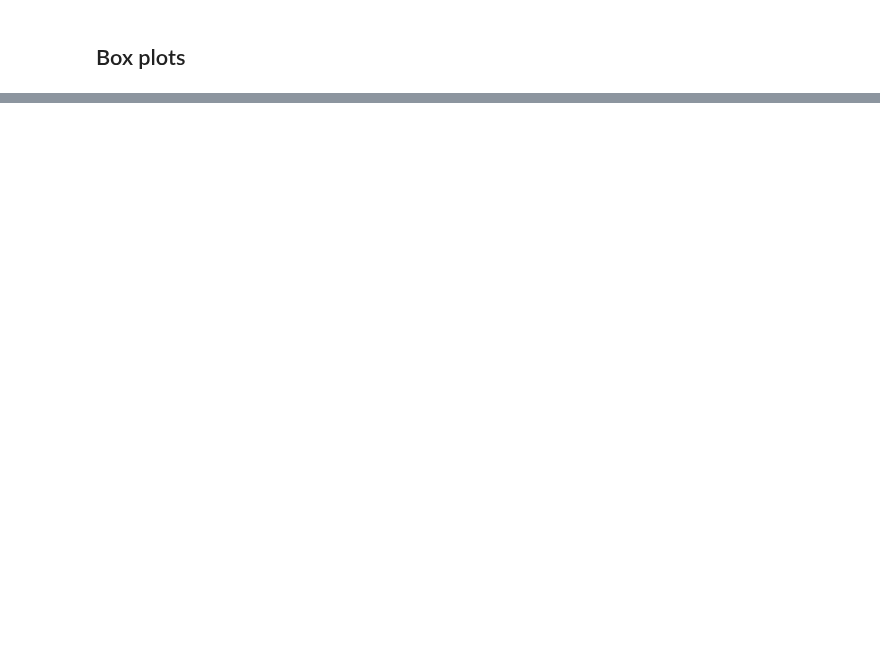
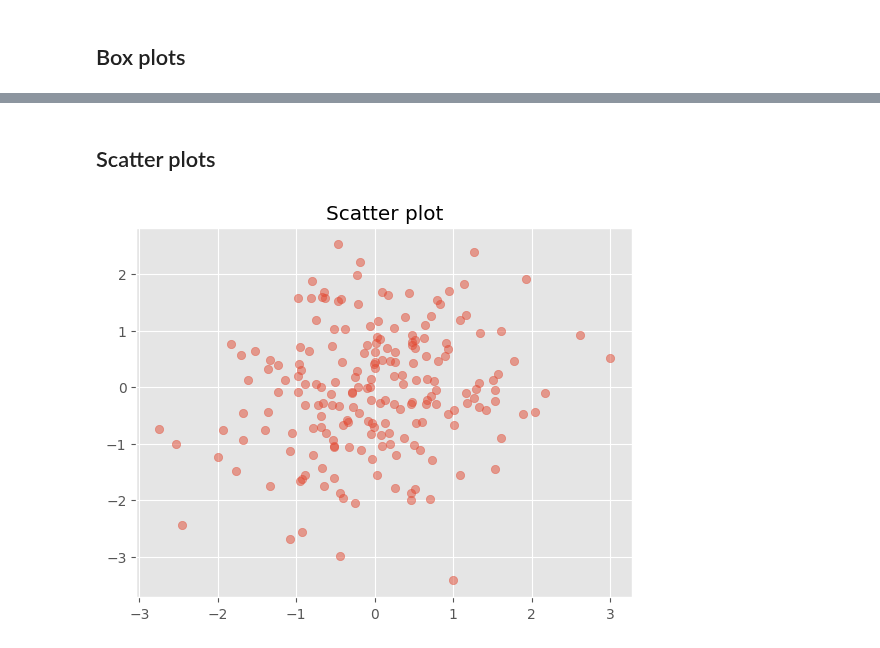
Before and after one commit to jaroslawr/jupyter-notebooks, a Jupyter notebook: libs/lib_matplotlib/lib_matplotlib.ipynb, the cells around one changed output, grey strips where cells are left out. Cells and saved outputs as stored; diff of their text form; code cells hidden in the pictures; blank space fills up the shorter version.

Commit message:
[matplotlib] Add scatterplot example.

```diff
--- a/libs/lib_matplotlib/lib_matplotlib.ipynb
+++ b/libs/lib_matplotlib/lib_matplotlib.ipynb
@@ -131,0 +132,14 @@ plot_boxplot()
+# %% [markdown]
+## Scatter plots
+# %%
+def scatterplot():
+    x = np.random.normal(0, 1, size=200)
+    y = np.random.normal(0, 1, size=200)
+
+    fig, ax = plt.subplots()
+    ax.set_title("Scatter plot")
+    ax.scatter(x, y, alpha=0.5)
+# %%
+scatterplot()
+# %% [output]
+[figure, added]
```
Also changed, not shown: parts of 4 cells of this notebook, 1 other file.
